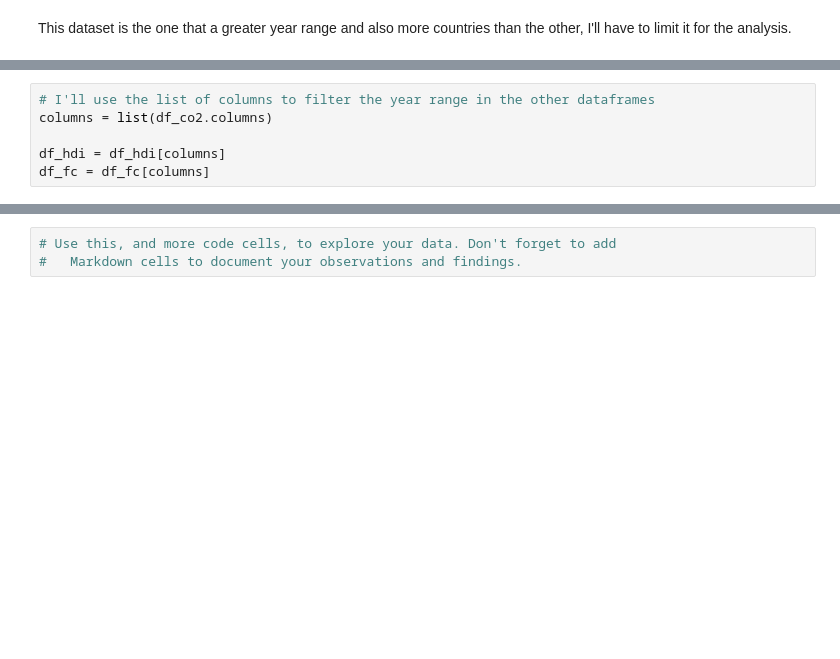
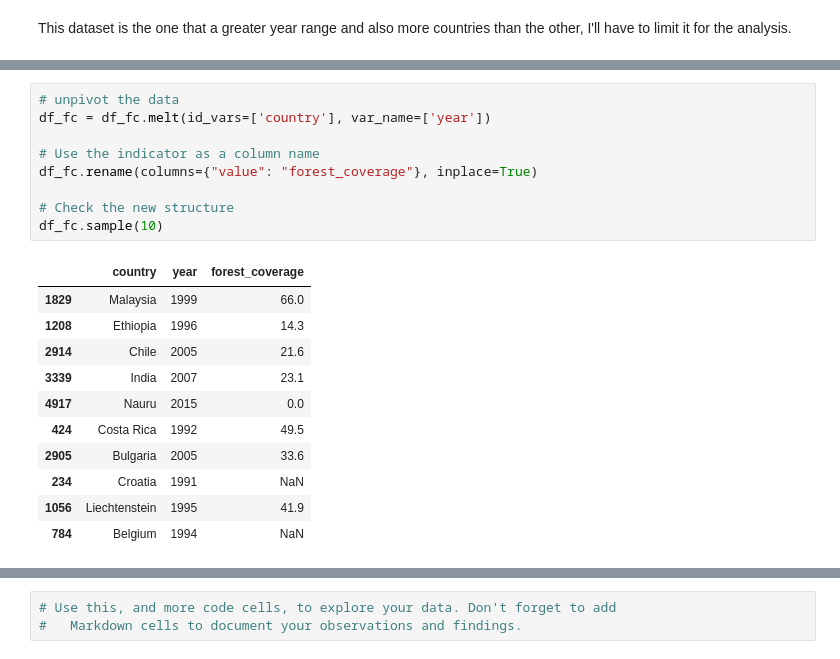
Before and after one commit to Victoriapm/co2_emissions_analysis, a Jupyter notebook: Part 2 - Investigate_Dataset/Investigate_a_Dataset.ipynb, the cells around one changed output, grey strips where cells are left out. Saved outputs shown, nothing was run; the diff lists cells and outputs as text; blank space fills up the shorter version.

```diff
--- a/Part 2 - Investigate_Dataset/Investigate_a_Dataset.ipynb
+++ b/Part 2 - Investigate_Dataset/Investigate_a_Dataset.ipynb
@@ -268,6 +325,0 @@ df_co2.head()
-# %%
-# I'll use the list of columns to filter the year range in the other dataframes
-columns = list(df_co2.columns)
-
-df_hdi = df_hdi[columns]
-df_fc = df_fc[columns]
@@ -343,0 +422,21 @@ df_polity
+# %%
+# unpivot the data
+df_fc = df_fc.melt(id_vars=['country'], var_name=['year'])
+
+# Use the indicator as a column name
+df_fc.rename(columns={"value": "forest_coverage"}, inplace=True)
+
+# Check the new structure
+df_fc.sample(10)
+# %% [output]
+|  | country | year | forest_coverage |
+| 1829 | Malaysia | 1999 | 66.0 |
+| 1208 | Ethiopia | 1996 | 14.3 |
+| 2914 | Chile | 2005 | 21.6 |
+| 3339 | India | 2007 | 23.1 |
+| 4917 | Nauru | 2015 | 0.0 |
+| 424 | Costa Rica | 1992 | 49.5 |
+| 2905 | Bulgaria | 2005 | 33.6 |
+| 234 | Croatia | 1991 | NaN |
+| 1056 | Liechtenstein | 1995 | 41.9 |
+| 784 | Belgium | 1994 | NaN |
```
Also changed, not shown: parts of 60 cells of this notebook.
